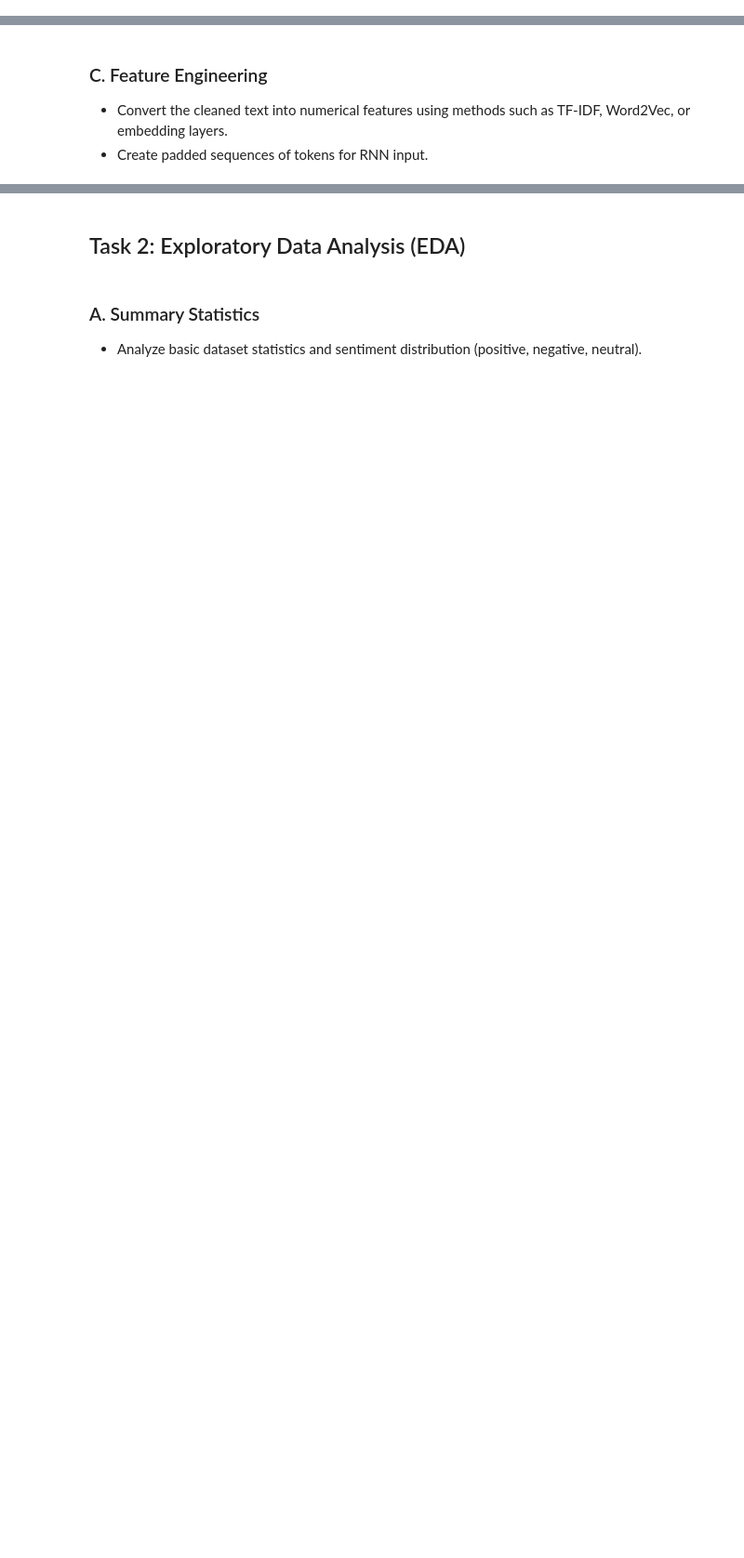
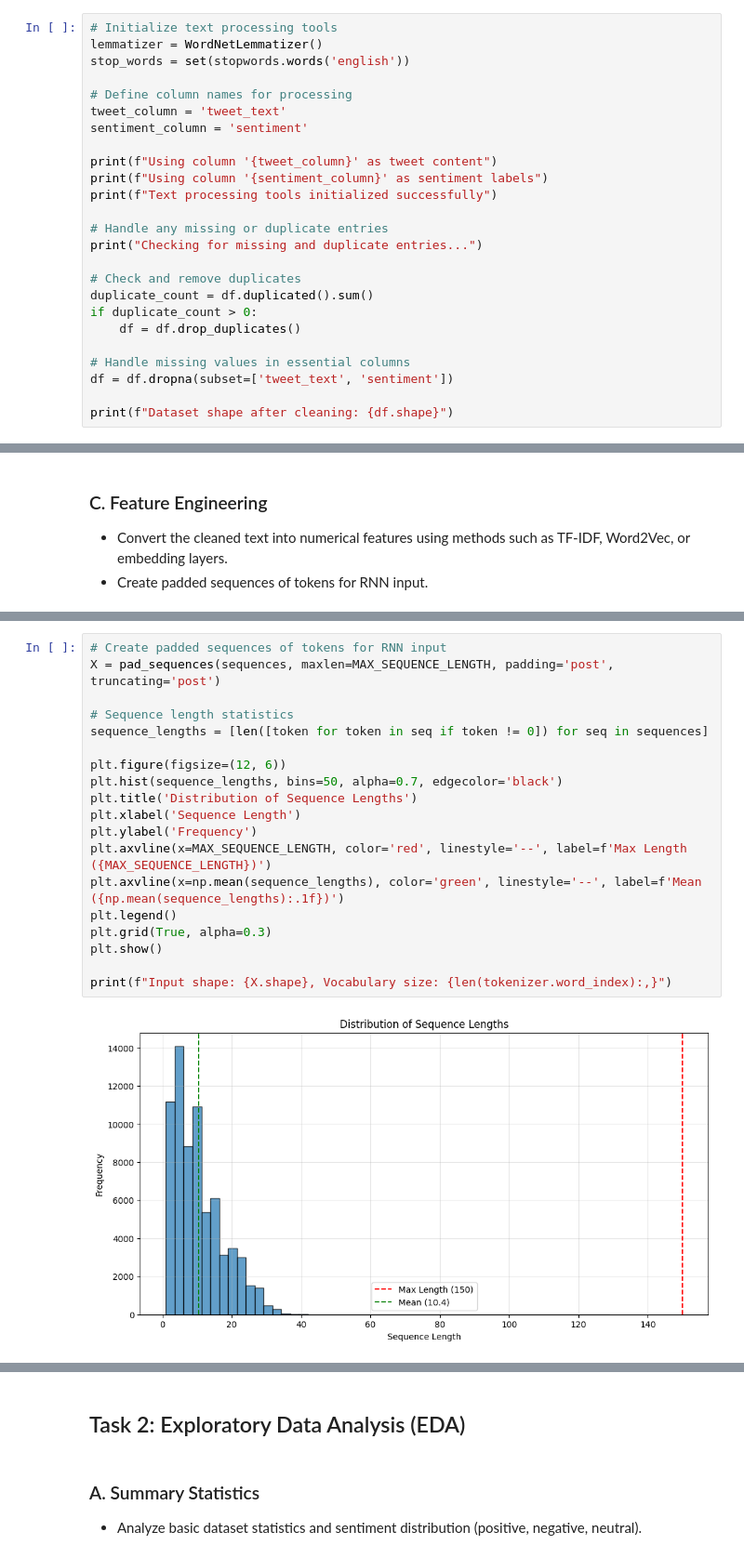
Before and after one commit to brijeshksingh/AIML_Colab_repo, a Jupyter notebook: twitter_sentiment_analysis.ipynb, the cells around one changed output, grey strips where cells are left out. Shown at 93% size. Cells and saved outputs as stored; diff of their text form; blank space fills up the shorter version.

```diff
--- a/twitter_sentiment_analysis.ipynb
+++ b/twitter_sentiment_analysis.ipynb
@@ -239,0 +69,25 @@ Final dataset shape: (69904, 5)
+# %%
+# Initialize text processing tools
+lemmatizer = WordNetLemmatizer()
+stop_words = set(stopwords.words('english'))
+
+# Define column names for processing
+tweet_column = 'tweet_text'
+sentiment_column = 'sentiment'
+
+print(f"Using column '{tweet_column}' as tweet content")
+print(f"Using column '{sentiment_column}' as sentiment labels")
+print(f"Text processing tools initialized successfully")
+
+# Handle any missing or duplicate entries
+print("Checking for missing and duplicate entries...")
+
+# Check and remove duplicates
+duplicate_count = df.duplicated().sum()
+if duplicate_count > 0:
+    df = df.drop_duplicates()
+
+# Handle missing values in essential columns
+df = df.dropna(subset=['tweet_text', 'sentiment'])
+
+print(f"Dataset shape after cleaning: {df.shape}")
@@ -352,0 +287,21 @@ Sentiment classes: ['Positive', 'Neutral', 'Negative', 'Irrelevant']
+# %%
+# Create padded sequences of tokens for RNN input
+X = pad_sequences(sequences, maxlen=MAX_SEQUENCE_LENGTH, padding='post', truncating='post')
+
+# Sequence length statistics
+sequence_lengths = [len([token for token in seq if token != 0]) for seq in sequences]
+
+plt.figure(figsize=(12, 6))
+plt.hist(sequence_lengths, bins=50, alpha=0.7, edgecolor='black')
+plt.title('Distribution of Sequence Lengths')
+plt.xlabel('Sequence Length')
+plt.ylabel('Frequency')
+plt.axvline(x=MAX_SEQUENCE_LENGTH, color='red', linestyle='--', label=f'Max Length ({MAX_SEQUENCE_LENGTH})')
+plt.axvline(x=np.mean(sequence_lengths), color='green', linestyle='--', label=f'Mean ({np.mean(sequence_lengths):.1f})')
+plt.legend()
+plt.grid(True, alpha=0.3)
+plt.show()
+
+print(f"Input shape: {X.shape}, Vocabulary size: {len(tokenizer.word_index):,}")
+# %% [output]
+[figure, added]
```
Also changed, not shown: parts of 38 cells of this notebook.
